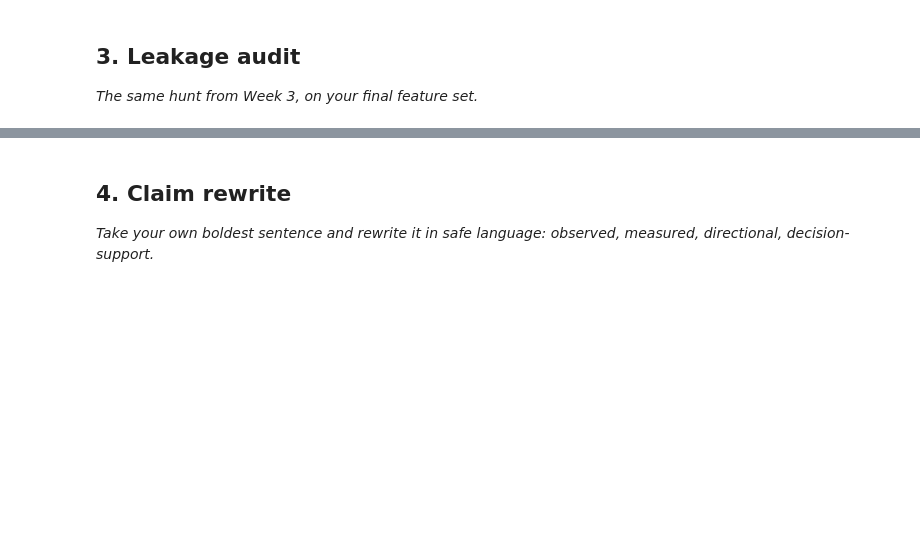
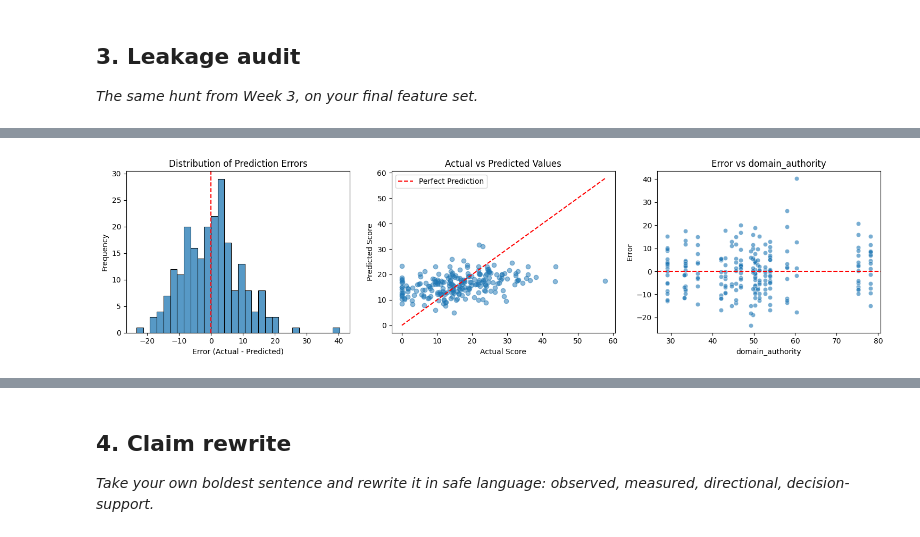
Before and after one commit to bushrahaider04/flyrank-ml-internship, a Jupyter notebook: work/notebooks/w06_validation_audit.ipynb, the cells around one changed output, grey strips where cells are left out. Drawn from its saved outputs; the diff is of its cells as text; code cells hidden in the pictures; blank space fills up the shorter version.

```diff
--- a/work/notebooks/w06_validation_audit.ipynb
+++ b/work/notebooks/w06_validation_audit.ipynb
@@ -20,0 +353,76 @@ This skeleton is yours to fill. Work the sections **in order** — each one has
+# %%
+# Analyze failure examples
+y_pred = honest_metrics['y_pred_test']
+y_true = honest_metrics['y_test']
+errors = y_true - y_pred
+
+# Create a DataFrame with predictions, actuals, and errors
+test_df = X_test_honest.copy()
+test_df['actual'] = y_true
+test_df['predicted'] = y_pred
+test_df['error'] = errors
+test_df['absolute_error'] = np.abs(errors)
+test_df['client_id'] = df.iloc[test_idx]['client_id'].values
+
+# Identify worst failures
+worst_overestimates = test_df.nlargest(5, 'error')  # predicted too low
+worst_underestimates = test_df.nsmallest(5, 'error')  # predicted too high
+
+print("=== Failure Example Analysis ===\n")
+
+print("Top 5 Worst Overestimates (Prediction > Actual by largest margin):")
+print(worst_underestimates[feature_cols + ['actual', 'predicted', 'error', 'client_id']].to_string(index=False))
+
+print("\nTop 5 Worst Underestimates (Actual > Prediction by largest margin):")
+print(worst_overestimates[feature_cols + ['actual', 'predicted', 'error', 'client_id']].to_string(index=False))
+
+# Distribution of errors
+fig, axes = plt.subplots(1, 3, figsize=(15, 4))
+
+# Error distribution
+ax = axes[0]
+sns.histplot(test_df['error'], bins=30, ax=ax)
+ax.axvline(0, color='red', linestyle='--')
+ax.set_title('Distribution of Prediction Errors')
+ax.set_xlabel('Error (Actual - Predicted)')
+ax.set_ylabel('Frequency')
+
+# Actual vs Predicted
+ax = axes[1]
+ax.scatter(test_df['actual'], test_df['predicted'], alpha=0.5)
+min_val = min(test_df['actual'].min(), test_df['predicted'].min())
+max_val = max(test_df['actual'].max(), test_df['predicted'].max())
+ax.plot([min_val, max_val], [min_val, max_val], 'r--', label='Perfect Prediction')
+ax.set_xlabel('Actual Score')
+ax.set_ylabel('Predicted Score')
+ax.set_title('Actual vs Predicted Values')
+ax.legend()
+
+# Error by feature
+ax = axes[2]
+feature_for_analysis = 'domain_authority'
+sns.scatterplot(data=test_df, x=feature_for_analysis, y='error', alpha=0.6)
+ax.axhline(0, color='red', linestyle='--')
+ax.set_title(f'Error vs {feature_for_analysis}')
+ax.set_xlabel(feature_for_analysis)
+ax.set_ylabel('Error')
+
+plt.tight_layout()
+plt.show()
+
+# Summary statistics
+print("\n=== Error Summary Statistics ===")
+print(f"Mean Absolute Error (MAE): {test_df['absolute_error'].mean():.2f}")
+print(f"Root Mean Square Error (RMSE): {np.sqrt(mean_squared_error(y_true, y_pred)):.2f}")
+print(f"Error Standard Deviation: {test_df['error'].std():.2f}")
+print(f"Error Range: [{test_df['error'].min():.2f}, {test_df['error'].max():.2f}]")
+
+# Additional analysis: Error by feature value
+print("\n=== Error Patterns by Feature ===\n")
+for feature in feature_cols:
+    # Create bins for the feature
+    bins = pd.qcut(test_df[feature], q=4, duplicates='drop')
+    error_by_bin = test_df.groupby(bins)['absolute_error'].mean()
+    print(f"\n{feature}:")
+    print(error_by_bin)
+# %% [output]
@@ -20,0 +446 @@ This skeleton is yours to fill. Work the sections **in order** — each one has
+[figure, added]
```
Also changed, not shown: parts of 14 cells of this notebook.
